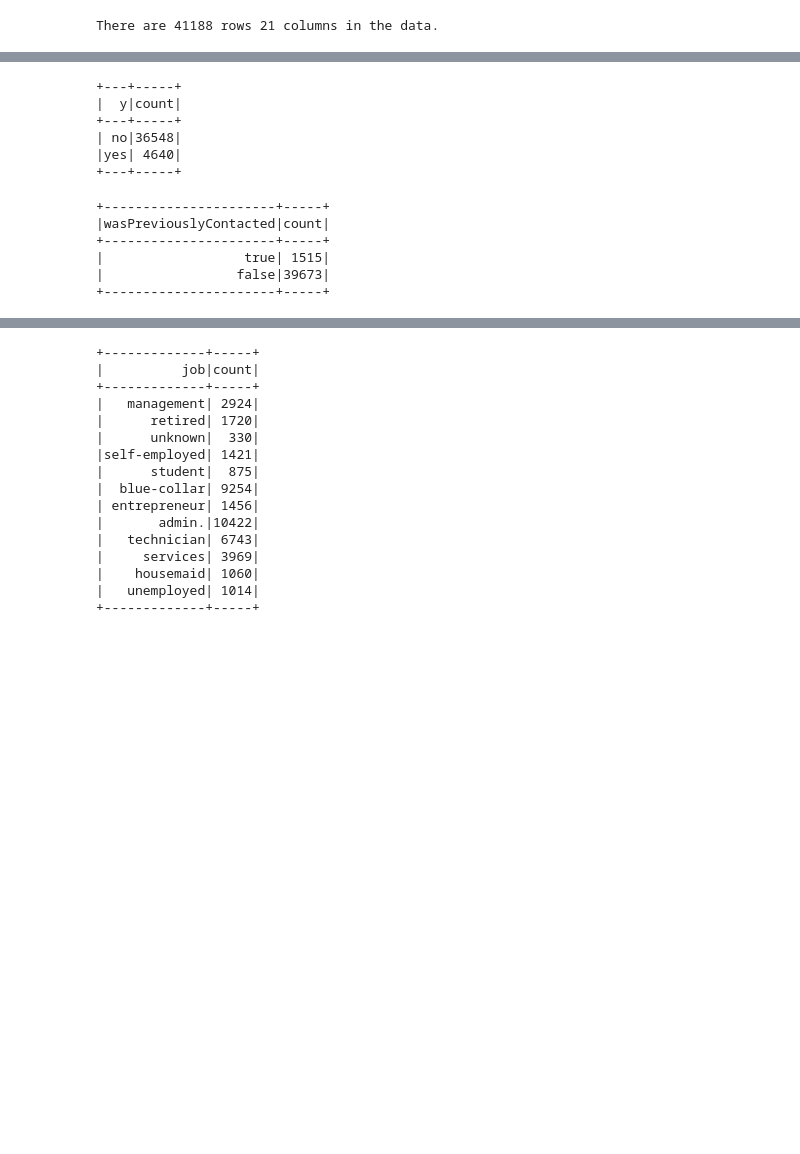
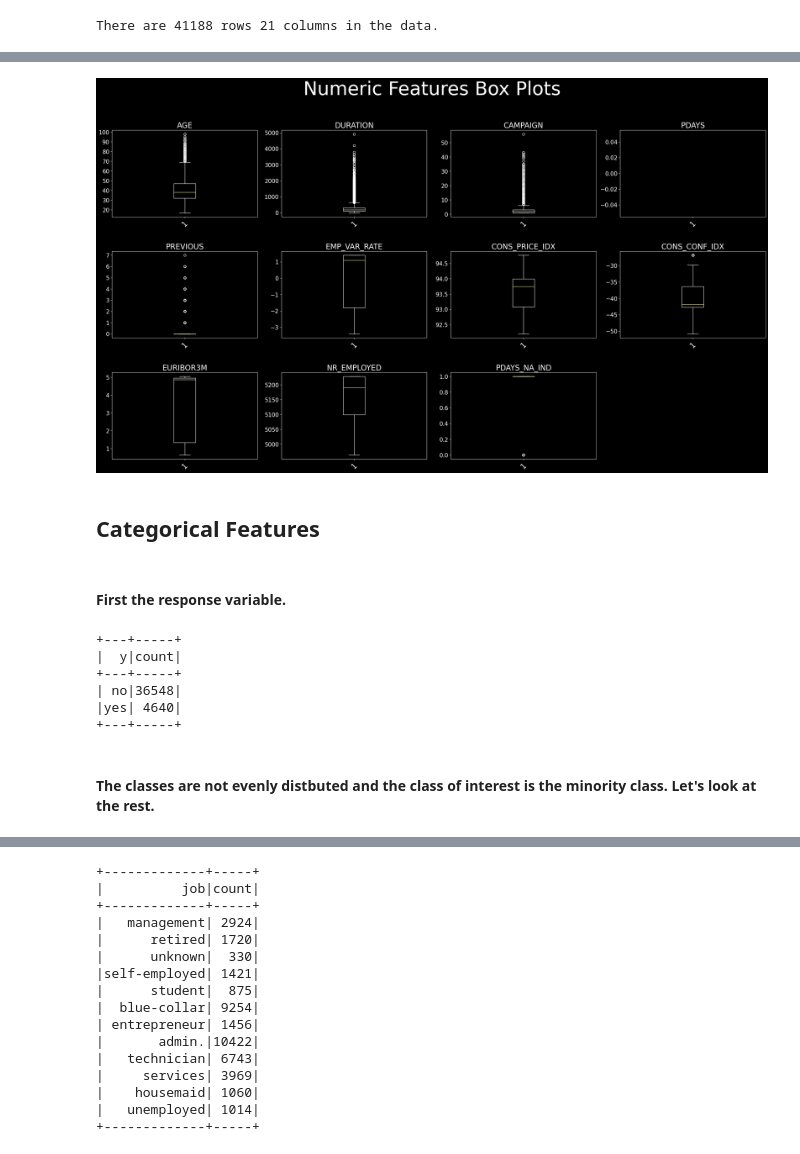
Before and after one commit to 0Architectus0/BAN5753_MiniProject2, a Jupyter notebook: script/experimentation.ipynb, the cells around one changed output, grey strips where cells are left out. Drawn from its saved outputs; the diff is of its cells as text; code cells hidden in the pictures; blank space fills up the shorter version.

```diff
--- a/script/experimentation.ipynb
+++ b/script/experimentation.ipynb
@@ -193,3 +173,27 @@ plt.show()
+# %%
+from matplotlib import cm
+fig = plt.figure(figsize=(25,15)) ## Plot Size
+st = fig.suptitle("Numeric Features Box Plots", fontsize=50,
+                  verticalalignment='center') # Plot Main Title
+
+for col,num in zip(df3.toPandas().describe().columns, range(1,22)):
+    ax = fig.add_subplot(3,4,num)
+    ax.boxplot(df3.toPandas()[col])
+    plt.style.use('dark_background')
+    plt.grid(False)
+    plt.xticks(rotation=45,fontsize=20)
+    plt.yticks(fontsize=15)
+    plt.title(col.upper(),fontsize=20)
+plt.tight_layout()
+st.set_y(0.95)
+fig.subplots_adjust(top=0.85,hspace = 0.4)
+plt.show()
+# %% [output]
+[figure, added]
+# %% [markdown]
+## Categorical Features
+# %% [markdown]
+#### First the response variable.
 # %%
 df3.groupby("y").count().show()
 # %% [output]
@@ -199,12 +203,5 @@ df3.groupby("y").count().show()
 | no|36548|
 |yes| 4640|
 +---+-----+
-# %%
-df3.groupby("wasPreviouslyContacted").count().show()
-# %% [output]
-+----------------------+-----+
-|wasPreviouslyContacted|count|
-+----------------------+-----+
-|                  true| 1515|
-|                 false|39673|
-+----------------------+-----+
+# %% [markdown]
+#### The classes are not evenly distbuted and the class of interest is the minority class. Let's look at the rest.
```
Also changed, not shown: parts of 40 cells of this notebook, 1 other file.
